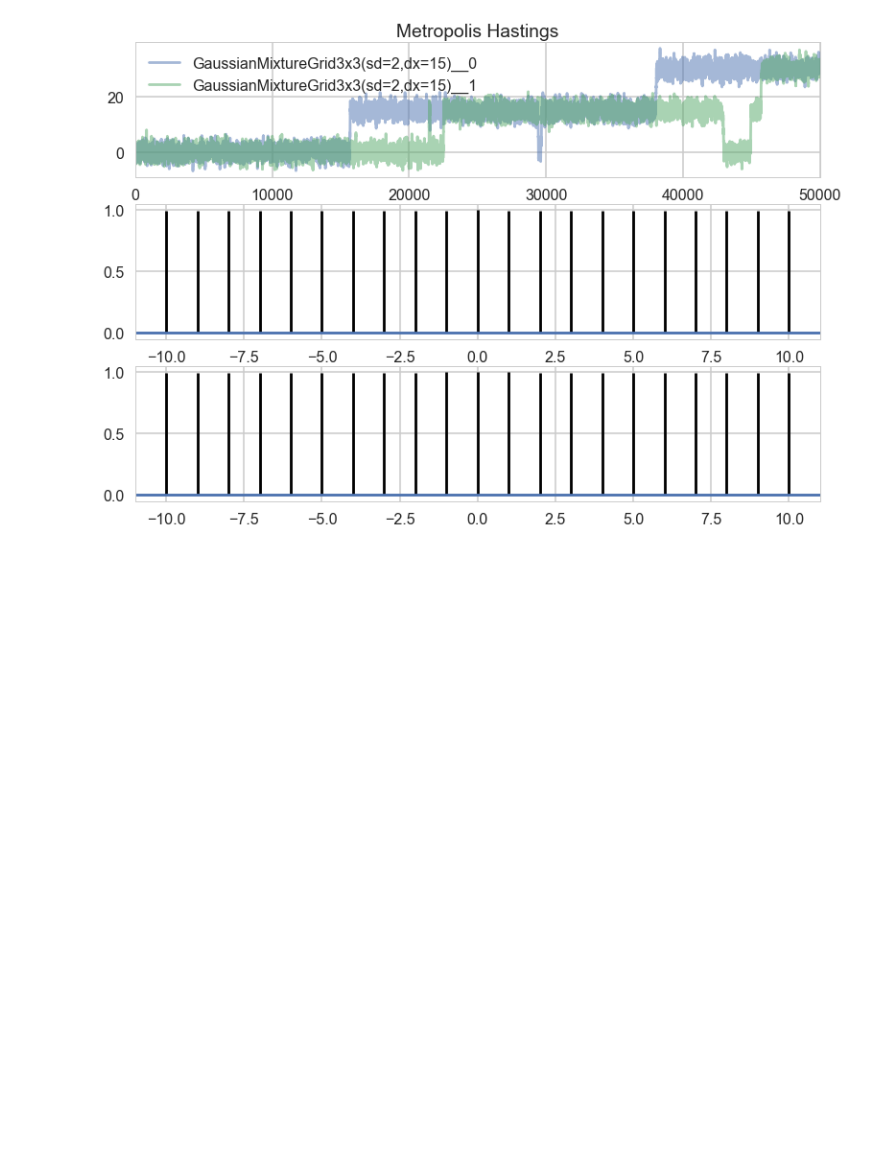
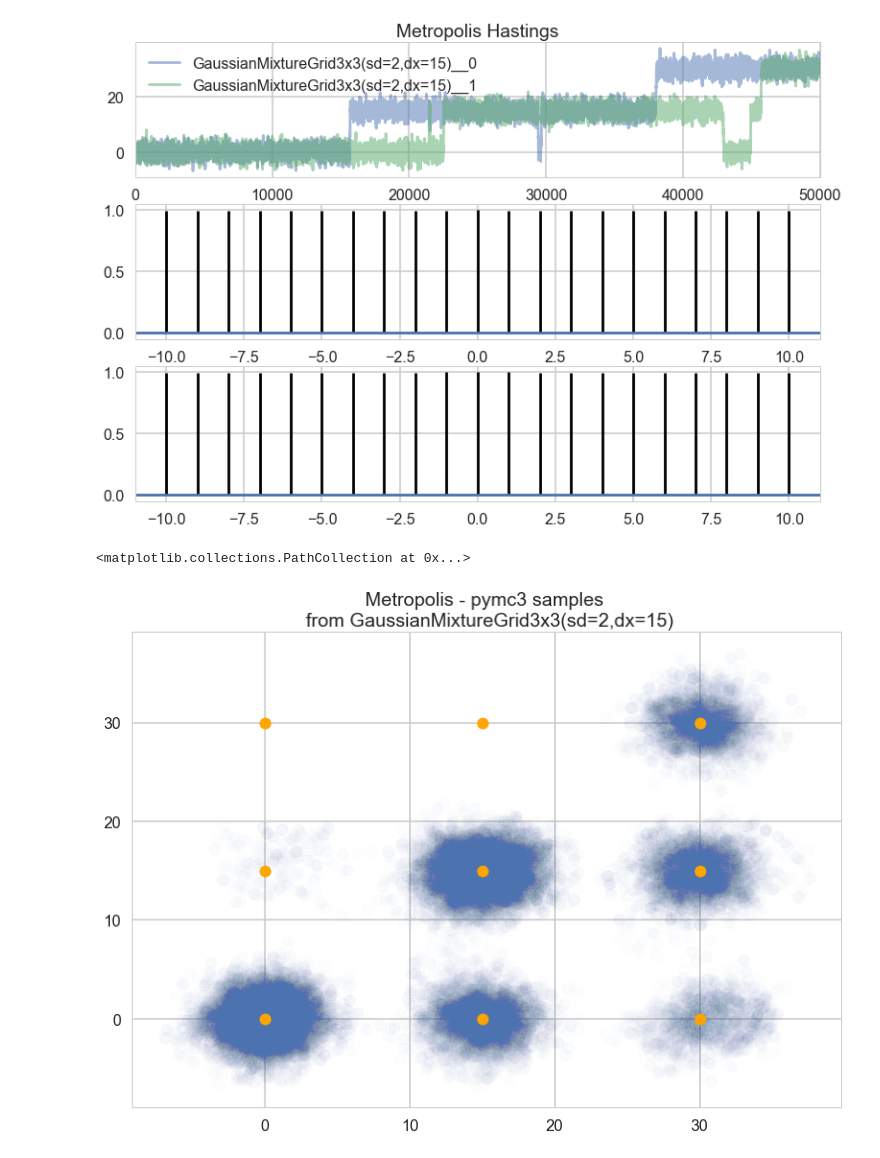
Before and after one commit to asross/cs205-project, a Jupyter notebook: datasets/HMC_diagnostics.ipynb, the cells around one changed output. Drawn from its saved outputs; the diff is of its cells as text; code cells hidden in the pictures; blank space fills up the shorter version.

```diff
--- a/datasets/HMC_diagnostics.ipynb
+++ b/datasets/HMC_diagnostics.ipynb
@@ -479,6 +479,13 @@ plt.acorr(pm.trace_to_dataframe(trace_metropolis).ix[:,0])
  <matplotlib.collections.LineCollection at 0x...>,
  <matplotlib.lines.Line2D at 0x...>)
 [figure]
+# %%
+plt.title('Metropolis - pymc3 samples \n from {}'.format(gri2d))
+plt.scatter(*trace_metropolis[gri2d.name].T, alpha=0.01)
+plt.scatter(*gri2d.means.T, c='orange')
+# %% [output]
+<matplotlib.collections.PathCollection at 0x...>
+[figure, added]
 # %%
 def corrplot(trace,title,maxlags=50):
     x1_trace,x2_trace = pm.trace_to_dataframe(trace).ix[:,0][1000::10],pm.trace_to_dataframe(trace).ix[:,1][1000::10]
```
Also changed, not shown: parts of 3 cells of this notebook, 2 other files.
